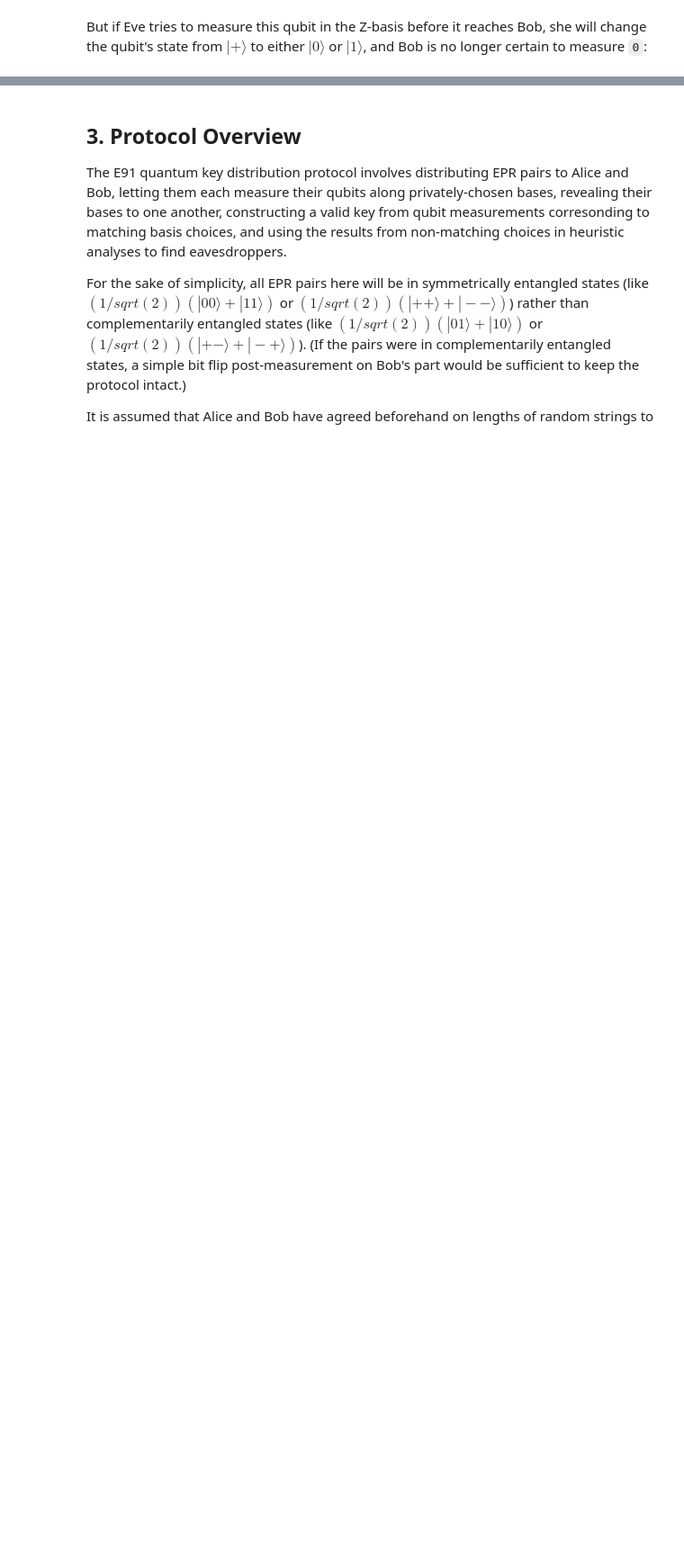
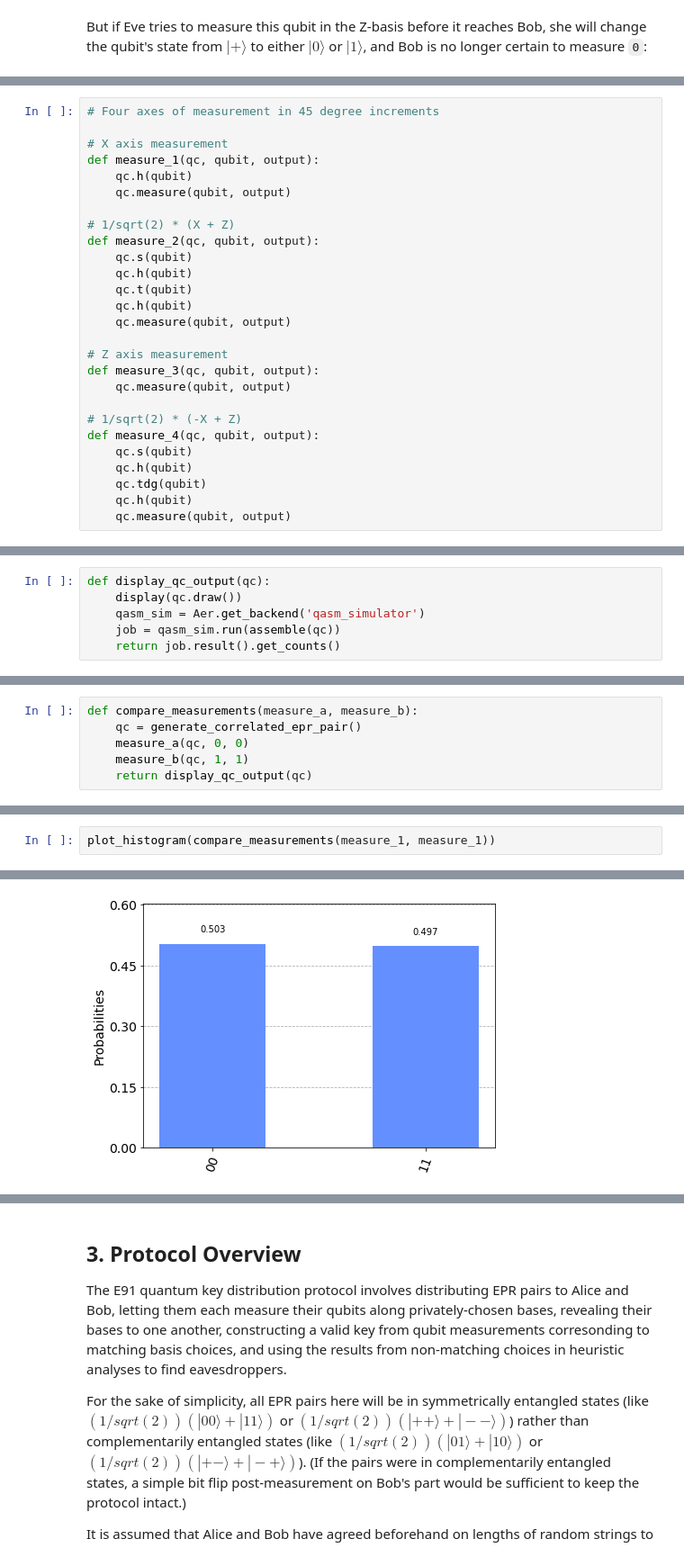
Before and after one commit to TedMcManus/QuantumComputing, a Jupyter notebook: e91-notebook.ipynb, the cells around one changed output, grey strips where cells are left out. Shown at 90% size. Cells and saved outputs as stored; diff of their text form; blank space fills up the shorter version.

Commit message:
more edits. Still needs to have arbitrary Theta, rather than 45 degree increments, and needs a description of the CHSH inequality.

```diff
--- a/e91-notebook.ipynb
+++ b/e91-notebook.ipynb
@@ -235,0 +153,27 @@ The concept critical to the E91 protocol is the [CHSH inequality](https://en.wik
+# %%
+# Four axes of measurement in 45 degree increments
+
+# X axis measurement
+def measure_1(qc, qubit, output):
+    qc.h(qubit)
+    qc.measure(qubit, output)
+
+# 1/sqrt(2) * (X + Z)
+def measure_2(qc, qubit, output):
+    qc.s(qubit)
+    qc.h(qubit)
+    qc.t(qubit)
+    qc.h(qubit)
+    qc.measure(qubit, output)
+
+# Z axis measurement
+def measure_3(qc, qubit, output):
+    qc.measure(qubit, output)
+
+# 1/sqrt(2) * (-X + Z)
+def measure_4(qc, qubit, output):
+    qc.s(qubit)
+    qc.h(qubit)
+    qc.tdg(qubit)
+    qc.h(qubit)
+    qc.measure(qubit, output)
@@ -235,0 +182,6 @@ The concept critical to the E91 protocol is the [CHSH inequality](https://en.wik
+# %%
+def display_qc_output(qc):
+    display(qc.draw())
+    qasm_sim = Aer.get_backend('qasm_simulator')
+    job = qasm_sim.run(assemble(qc))
+    return job.result().get_counts()
@@ -235,0 +190,6 @@ The concept critical to the E91 protocol is the [CHSH inequality](https://en.wik
+# %%
+def compare_measurements(measure_a, measure_b):
+    qc = generate_correlated_epr_pair()
+    measure_a(qc, 0, 0)
+    measure_b(qc, 1, 1)
+    return display_qc_output(qc)
@@ -235,0 +198,3 @@ The concept critical to the E91 protocol is the [CHSH inequality](https://en.wik
+# %%
+plot_histogram(compare_measurements(measure_1, measure_1))
+# %% [output]
@@ -235,0 +208 @@ The concept critical to the E91 protocol is the [CHSH inequality](https://en.wik
+[figure, added]
```
Also changed, not shown: parts of 100 cells of this notebook.
